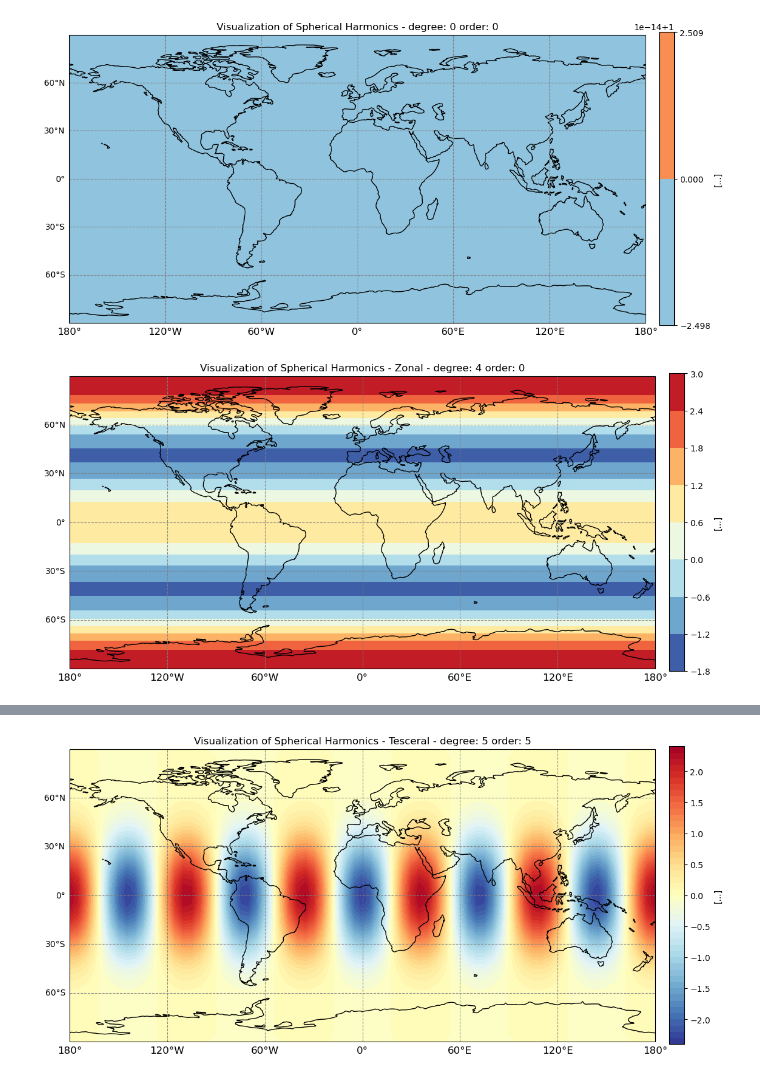
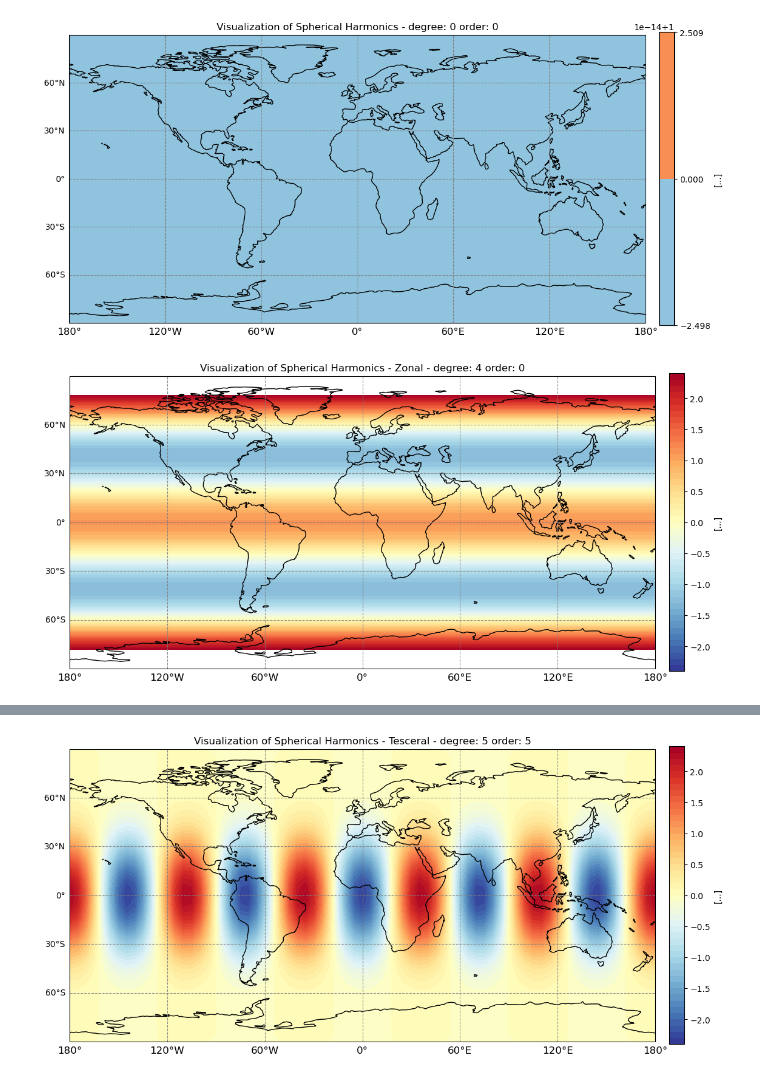
Before and after one commit to GESS-research-group/pyshbundle, a Jupyter notebook: notebooks/test_pyshbundle.ipynb, the cells around one changed output, grey strips where cells are left out. Saved outputs shown, nothing was run; the diff lists cells and outputs as text; code cells hidden in the pictures.

```diff
--- a/notebooks/test_pyshbundle.ipynb
+++ b/notebooks/test_pyshbundle.ipynb
@@ -1229,32 +1228,36 @@ ylmc_40, ylms_40 = surface_spherical_hormonics(l=l, m=m)
 fig = plt.figure(figsize=(15, 7.5))
 ax = plt.axes(projection = ccrs.PlateCarree())
 
 lons = np.linspace(-180, 180, 73)
 lats = np.linspace(-90, 90, 37)
 
 x, y = np.meshgrid(lons, lats)
 
+max_level = 2.4
+min_level = -2.4
+step_level = 0.1
+
 if m >= 0 :
-    plt.contourf(x, y, ylmc_40[:, 0, :], cmap='RdYlBu_r')
+    plt.contourf(x, y, ylmc_40[:, 0, :], cmap='RdYlBu_r', levels = np.arange(min_level, max_level + step_level, step_level))
 else:
     plt.contourf(x, y, ylms[:, 0, :], cmap='RdYlBu_r')
 
 
 # setting gridlines
 gl = ax.gridlines(crs = ccrs.PlateCarree(), draw_labels=True, x_inline=False, y_inline=False, color='gray', alpha=0.9, linestyle='--')
 # remove top x label
 gl.top_labels = False
 # change x label styles - font size ad colour
 gl.xlabel_style = {'size':12,}
 # left and right labels
 gl.left_labels = True
 gl.right_labels = False
 # coastlines
 ax.coastlines()
 
 plt.colorbar(orientation='vertical', shrink=0.85, pad=0.02,label=f"[...]")
 
 plt.title(f"Visualization of Spherical Harmonics - Zonal - degree: {l} order: {m}")
 plt.show()
 # %% [output]
-[figure, old version]
+[figure, new version]
```
Also changed, not shown: parts of 11 cells of this notebook.
